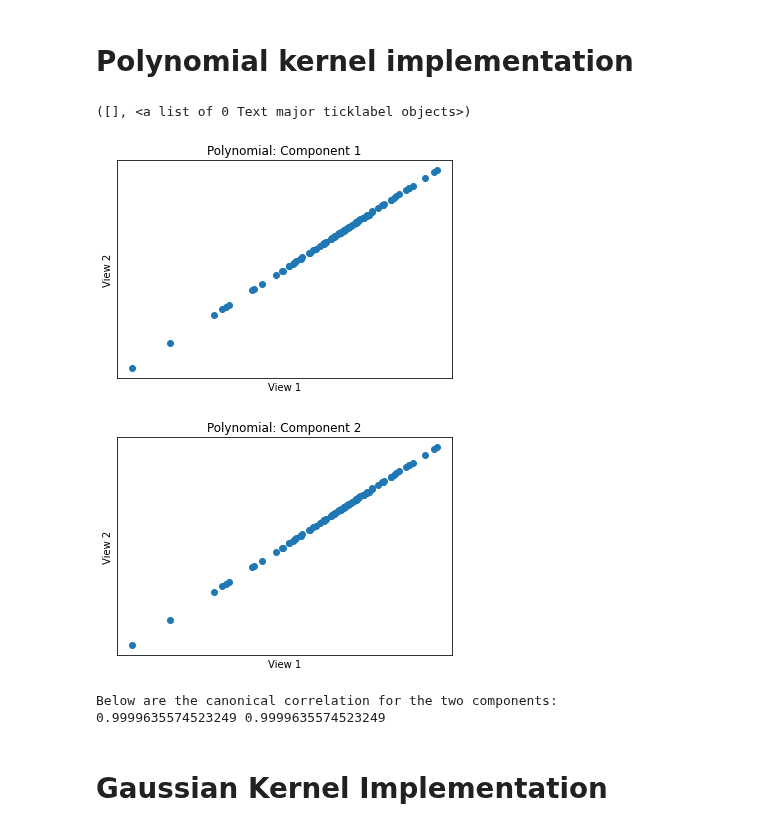
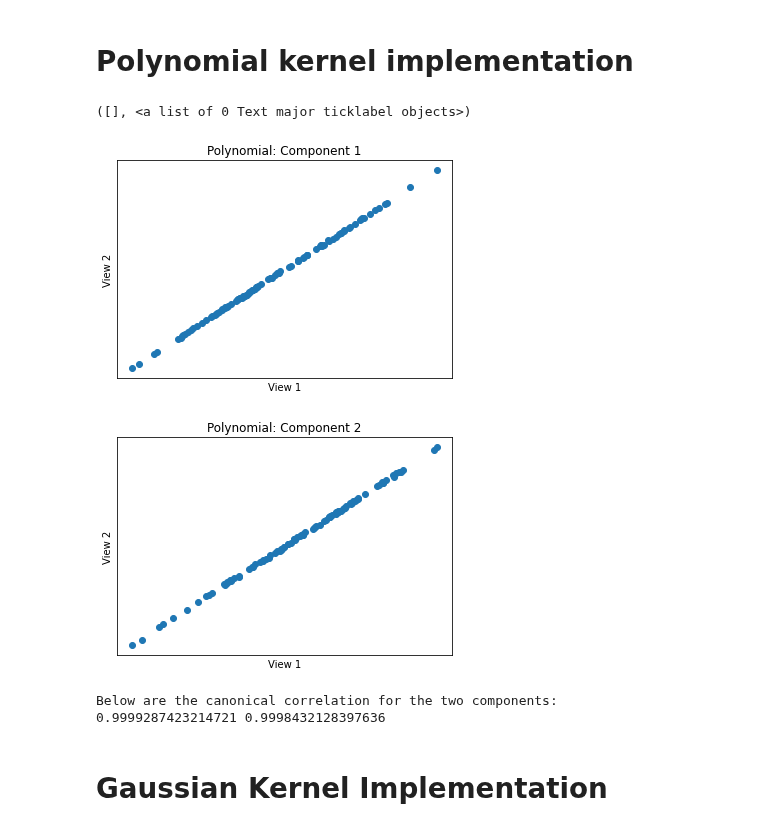
Before and after one commit to mvlearn/mvlearn, a Jupyter notebook: docs/tutorials/embed/kcca_tutorial.ipynb, the cells around one changed output. Drawn from its saved outputs; the diff is of its cells as text; code cells hidden in the pictures.

```diff
--- a/docs/tutorials/embed/kcca_tutorial.ipynb
+++ b/docs/tutorials/embed/kcca_tutorial.ipynb
@@ -115,34 +115,34 @@ kcca_p = KCCA(ktype ="poly", constant = 100.0, degree = 2.0, n_components = 2)
 polykcca = kcca_p.fit_transform(Xsp)
 # %%
 fig = plt.figure()
-plt.scatter(componentsp[0][:,0], componentsp[1][:,0])
+plt.scatter(polykcca[0][:,0], polykcca[1][:,0])
 plt.title('Polynomial: Component 1')
 plt.xlabel('View 1')
 plt.ylabel('View 2')
 plt.xticks([])
 plt.yticks([])
 
 fig = plt.figure()
-plt.scatter(componentsp[0][:,1], componentsp[1][:,1])
+plt.scatter(polykcca[0][:,1], polykcca[1][:,1])
 plt.title('Polynomial: Component 2')
 plt.xlabel('View 1')
 plt.ylabel('View 2')
 plt.xticks([])
 plt.yticks([])
 # %% [output]
 ([], <a list of 0 Text major ticklabel objects>)
-[figure, old version]
+[figure, new version]
-[figure, old version]
+[figure, new version]
 # %%
-(pr1, _) = stats.pearsonr(componentsp[0][:,0], componentsp[1][:,0])
-(pr2, _) = stats.pearsonr(componentsp[0][:,1], componentsp[1][:,1])
+(pr1, _) = stats.pearsonr(polykcca[0][:,0], polykcca[1][:,0])
+(pr2, _) = stats.pearsonr(polykcca[0][:,1], polykcca[1][:,1])
 
 
 print("Below are the canonical correlation for the two components:")
 print(pr1,pr2)
 # %% [output]
 Below are the canonical correlation for the two components:
-0.9999635574523249 0.9999635574523249
+0.9999287423214721 0.9998432128397636
 # %% [markdown]
 # Gaussian Kernel Implementation
 # %%
```
Also changed, not shown: parts of 3 cells of this notebook, 1 other file.
